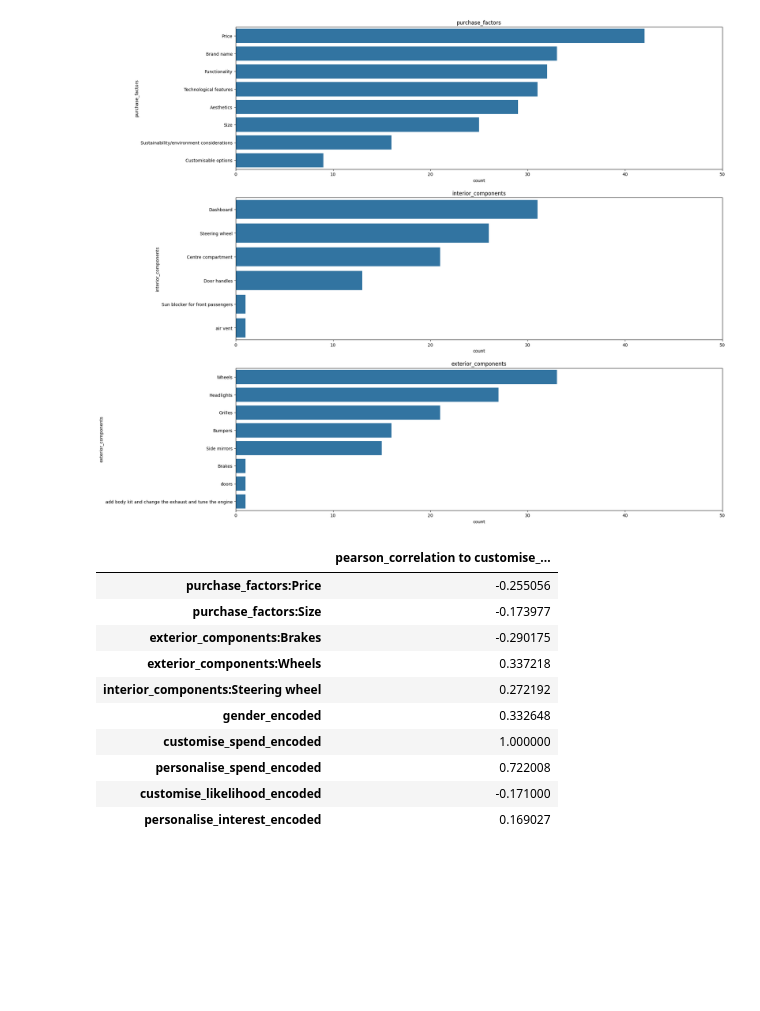
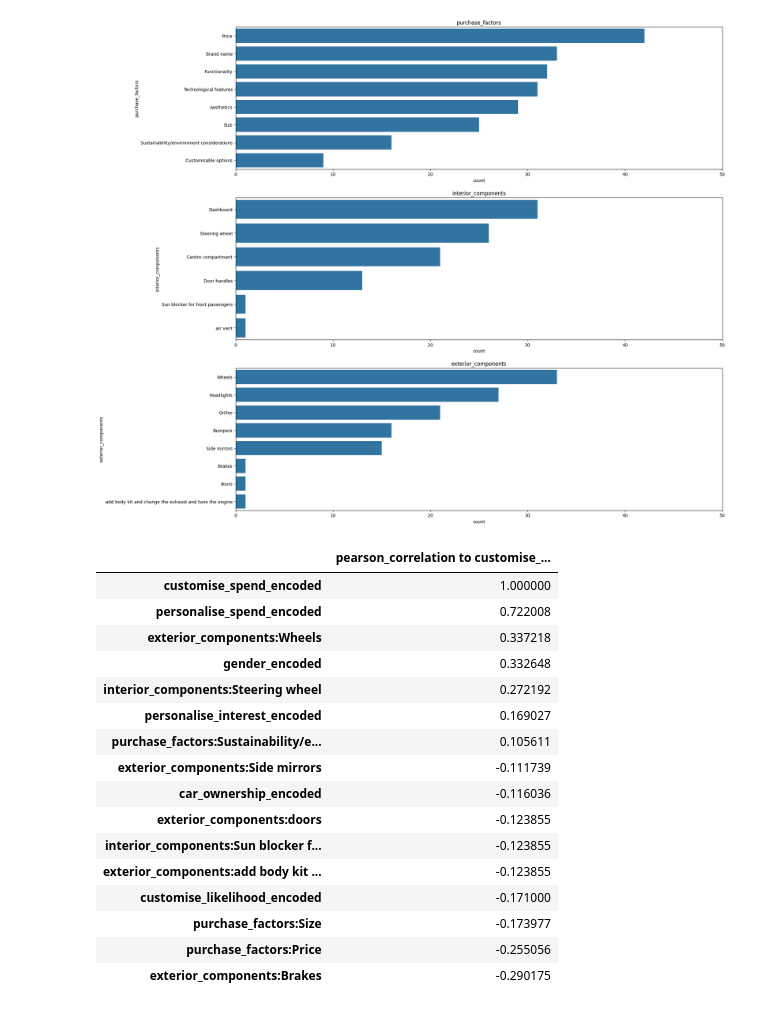
Before and after one commit to bentjh01/MA4829_Machine_Intelligence, a Jupyter notebook: final_ver.ipynb, the cells around one changed output. Drawn from its saved outputs; the diff is of its cells as text; code cells hidden in the pictures; blank space fills up the shorter version.

```diff
--- a/final_ver.ipynb
+++ b/final_ver.ipynb
@@ -326,32 +318,38 @@ plt.show()
 # %%
 test_data = data.copy()
 dropped_columns = [ 'age_group', 'gender',
                     'car_ownership', 'maritial_status',
                     'customise_likelihood', 'customise_spend',
                     'personalise_interest', 'personalise_spend',
                     'design_experience', 'design_ideas',
                     'purchase_factors', 'interior_components',
                     'exterior_components'
                     ]
 test_data.drop(dropped_columns, axis=1, inplace=True)
 corr = test_data.corr()
 features_dict = {}
 features = []
 for val in corr['customise_spend_encoded']:
-  factor = 0.15
+  factor = 0.10
   if val > factor or val < -factor:
     features_dict[corr['customise_spend_encoded'][corr['customise_spend_encoded'] == val].index[0]] = [val]
     features.append(corr['customise_spend_encoded'][corr['customise_spend_encoded'] == val].index[0])
-display(pd.DataFrame(data=features_dict).transpose().rename(columns={0:'pearson_correlation to customise_spend'}))
+display(pd.DataFrame(data=features_dict).transpose().rename(columns={0:'pearson_correlation to customise_spend'}).sort_values(by='pearson_correlation to customise_spend', ascending=False))
 # %% [output]
 |  | pearson_correlation to customise_... |
-| purchase_factors:Price | -0.255056 |
-| purchase_factors:Size | -0.173977 |
-| exterior_components:Brakes | -0.290175 |
-| exterior_components:Wheels | 0.337218 |
-| interior_components:Steering wheel | 0.272192 |
-| gender_encoded | 0.332648 |
 | customise_spend_encoded | 1.000000 |
 | personalise_spend_encoded | 0.722008 |
+| exterior_components:Wheels | 0.337218 |
+| gender_encoded | 0.332648 |
+| interior_components:Steering wheel | 0.272192 |
+| personalise_interest_encoded | 0.169027 |
+| purchase_factors:Sustainability/e... | 0.105611 |
+| exterior_components:Side mirrors | -0.111739 |
+| car_ownership_encoded | -0.116036 |
+| exterior_components:doors | -0.123855 |
+| interior_components:Sun blocker f... | -0.123855 |
+| exterior_components:add body kit ... | -0.123855 |
 | customise_likelihood_encoded | -0.171000 |
-| personalise_interest_encoded | 0.169027 |
+| purchase_factors:Size | -0.173977 |
+| purchase_factors:Price | -0.255056 |
+| exterior_components:Brakes | -0.290175 |
```
Also changed, not shown: parts of 5 cells of this notebook.
